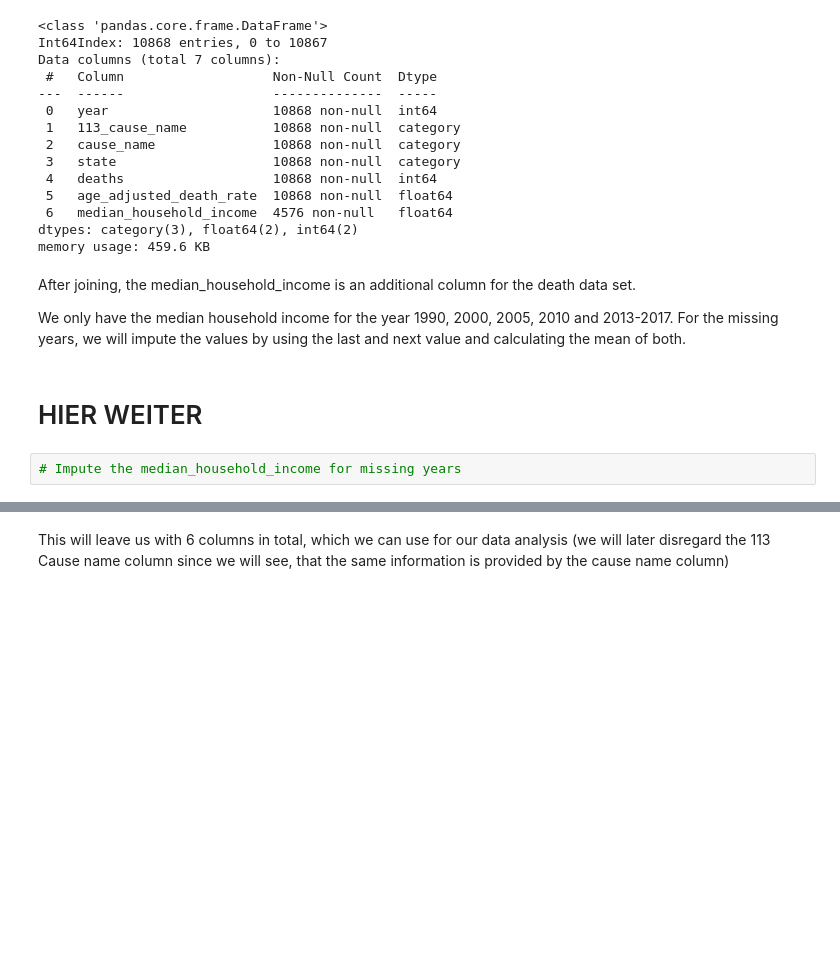
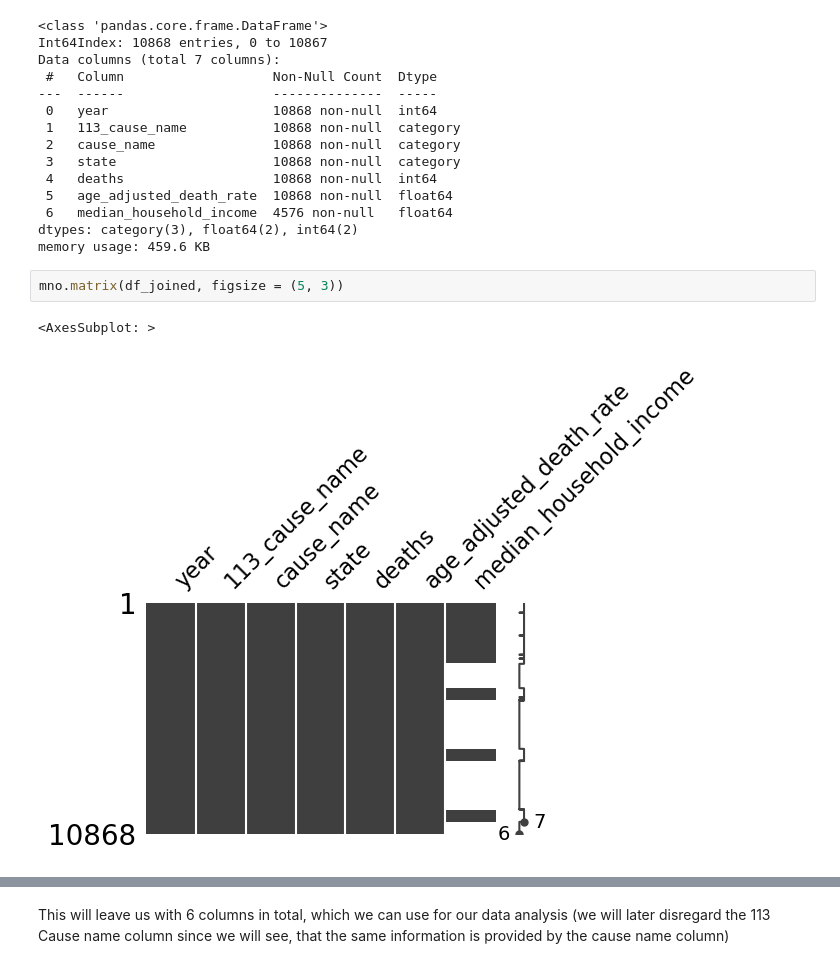
Before and after one commit to NicoHenzel/Project_AppliedStatistics_BA_NH, a Jupyter notebook: notebooks/draft-analysis.ipynb, the cells around one changed output, grey strips where cells are left out. Cells and saved outputs as stored; diff of their text form; blank space fills up the shorter version.

Commit message:
Started imputation of missing values

```diff
--- a/notebooks/draft-analysis.ipynb
+++ b/notebooks/draft-analysis.ipynb
@@ -408,12 +419,8 @@ Data columns (total 7 columns):
  6   median_household_income  4576 non-null   float64
 dtypes: category(3), float64(2), int64(2)
 memory usage: 459.6 KB
-# %% [markdown]
-After joining, the median_household_income is an additional column for the death data set.
-
-We only have the median household income for the year 1990, 2000, 2005, 2010 and 2013-2017.
-For the missing years, we will impute the values by using the last and next value and calculating the mean of both.
-# %% [markdown]
-# HIER WEITER
-# %%
-# Impute the median_household_income for missing years
+# %%
+mno.matrix(df_joined, figsize = (5, 3))
+# %% [output]
+<AxesSubplot: >
+[figure, added]
```
Also changed, not shown: parts of 21 cells of this notebook.
